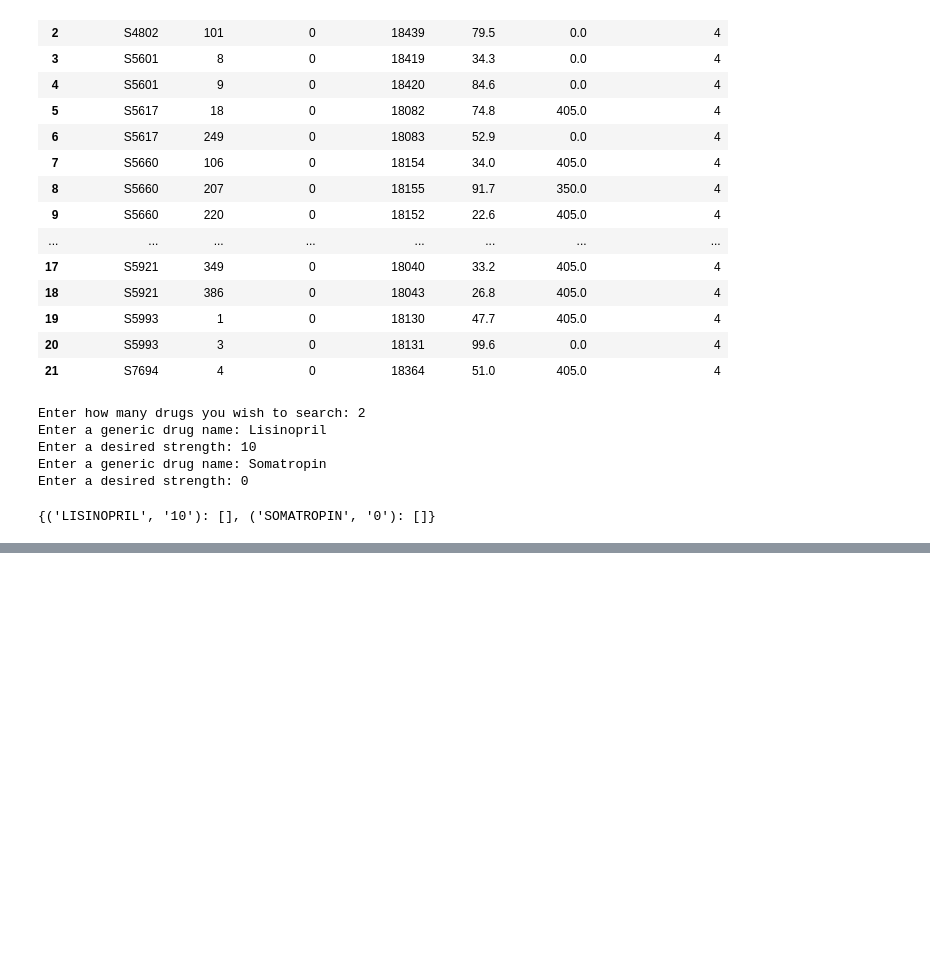
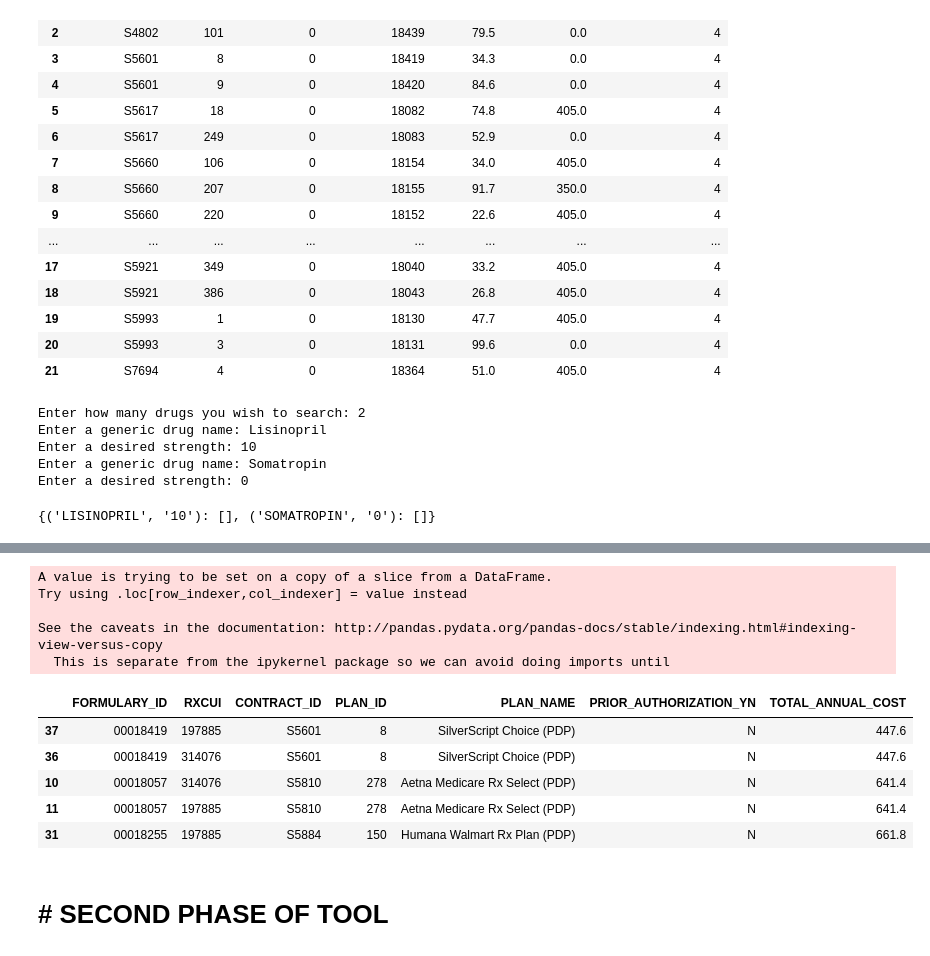
Before and after one commit to khayyamsaleem/medaccess, a Jupyter notebook: src/PDP_FINDER_REWORK.ipynb, the cells around one changed output, grey strips where cells are left out. Drawn from its saved outputs; the diff is of its cells as text; code cells hidden in the pictures; blank space fills up the shorter version.

Commit message:
completed first phase of tool

```diff
--- a/src/PDP_FINDER_REWORK.ipynb
+++ b/src/PDP_FINDER_REWORK.ipynb
@@ -95,9 +99,10 @@ Enter a desired strength: 0
 #RXCUI REWORK
 # pd.read_sql("select distinct RXN_DOSE_FORM from RXCUI_DATA",conn)
 # %%
+#STEP 5
 for drug,strength in user_generics:
     user_generics[(drug,strength)] = \
-    pd.read_sql("select FORMULARY_DATA.* \
+    pd.read_sql("select PLAN_INFO.CONTRACT_ID, PLAN_INFO.PLAN_ID, FORMULARY_DATA.* \
 from (PLAN_INFO join FORMULARY_DATA \
       on instr(FORMULARY_DATA.FORMULARY_ID, PLAN_INFO.FORMULARY_ID) > 0)\
       where PLAN_INFO.PDP_REGION_CODE is '"+str(user_pdp_region_code)+"' \
@@ -105,3 +110,4 @@ from (PLAN_INFO join FORMULARY_DATA \
       and FORMULARY_DATA.RXCUI in (select RXCUI_DATA.RXCUI from RXCUI_DATA\
     where upper(RXCUI_DATA.FULL_GENERIC_NAME) like '%"+drug+"%' and\
     RXCUI_DATA.STRENGTH like '%"+strength+" %')",conn)
+    print ("DRUG: %s\nSTRENGTH: %s\nDATA: \n%s\n%s"%(drug,strength,"-"*80,user_generics[(drug,strength)]))
@@ -127,0 +132,24 @@ user_generics[('LISINOPRIL','10')]
+# %%
+#STEP 6
+for drug,strength in user_generics:
+    user_generics[(drug,strength)] = \
+pd.read_sql("select distinct E.FORMULARY_ID, E.RXCUI, BENEFICIARY_COST.CONTRACT_ID, \
+BENEFICIARY_COST.PLAN_ID, E.PLAN_NAME, E.PRIOR_AUTHORIZATION_YN, \
+BENEFICIARY_COST.TIER, BENEFICIARY_COST.DAYS_SUPPLY, \
+BENEFICIARY_COST.COST_AMT_PREF, E.PREMIUM, E.DEDUCTIBLE from \
+((select PLAN_INFO.CONTRACT_ID, PLAN_INFO.PLAN_NAME, PLAN_INFO.PLAN_ID, \
+PLAN_INFO.PREMIUM, PLAN_INFO.DEDUCTIBLE, FORMULARY_DATA.* \
+from (PLAN_INFO join FORMULARY_DATA \
+      on instr(FORMULARY_DATA.FORMULARY_ID, PLAN_INFO.FORMULARY_ID) > 0)\
+      where PLAN_INFO.PDP_REGION_CODE is '"+str(user_pdp_region_code)+"' \
+      and PLAN_INFO.CONTRACT_ID like 'S%' \
+      and FORMULARY_DATA.RXCUI in (select RXCUI_DATA.RXCUI from RXCUI_DATA\
+    where upper(RXCUI_DATA.FULL_GENERIC_NAME) like '%"+drug+"%' and\
+    RXCUI_DATA.STRENGTH like '%"+strength+" %')) as E) join BENEFICIARY_COST on \
+    (BENEFICIARY_COST.CONTRACT_ID = E.CONTRACT_ID and \
+     BENEFICIARY_COST.PLAN_ID = E.PLAN_ID and \
+     cast(BENEFICIARY_COST.TIER as integer) = cast(E.TIER_LEVEL_VALUE as integer)) \
+where (cast(BENEFICIARY_COST.COVERAGE_LEVEL as integer) = 0 or \
+       cast(BENEFICIARY_COST.COVERAGE_LEVEL as integer) = 1) and \
+      BENEFICIARY_COST.DAYS_SUPPLY = 1 and\
+      cast(BENEFICIARY_COST.COST_TYPE_PREF as integer) = 1",conn)
@@ -127,0 +177,26 @@ user_generics[('LISINOPRIL','10')]
+# %%
+#STEP 7, 8A, 8B, 8C
+totals = {(drug,strength):None for drug,strength in user_generics}
+# %%
+for key in totals:
+    totals[key] = user_generics[key][['FORMULARY_ID','RXCUI','CONTRACT_ID','PLAN_ID','PLAN_NAME','PRIOR_AUTHORIZATION_YN']]
+    totals[key]['TOTAL_ANNUAL_COST'] = user_generics[key]['DEDUCTIBLE'] + user_generics[key]['PREMIUM']*12 + user_generics[key]['COST_AMT_PREF']*12
+    totals[key] = totals[key].sort_values('TOTAL_ANNUAL_COST')[:5] #CHEAPEST 5
+# %% [output]
+A value is trying to be set on a copy of a slice from a DataFrame.
+Try using .loc[row_indexer,col_indexer] = value instead
+
+See the caveats in the documentation: http://pandas.pydata.org/pandas-docs/stable/indexing.html#indexing-view-versus-copy
+  This is separate from the ipykernel package so we can avoid doing imports until
+# %%
+#EXAMPLE WITH LISINOPRIL
+totals[('LISINOPRIL','10')]
+# %% [output]
+|  | FORMULARY_ID | RXCUI | CONTRACT_ID | PLAN_ID | PLAN_NAME | PRIOR_AUTHORIZATION_YN | TOTAL_ANNUAL_COST |
+| 37 | 00018419 | 197885 | S5601 | 8 | SilverScript Choice (PDP) | N | 447.6 |
+| 36 | 00018419 | 314076 | S5601 | 8 | SilverScript Choice (PDP) | N | 447.6 |
+| 10 | 00018057 | 314076 | S5810 | 278 | Aetna Medicare Rx Select (PDP) | N | 641.4 |
+| 11 | 00018057 | 197885 | S5810 | 278 | Aetna Medicare Rx Select (PDP) | N | 641.4 |
+| 31 | 00018255 | 197885 | S5884 | 150 | Humana Walmart Rx Plan (PDP) | N | 661.8 |
+# %% [markdown]
+# # SECOND PHASE OF TOOL
```
Also changed, not shown: parts of 7 cells of this notebook.
